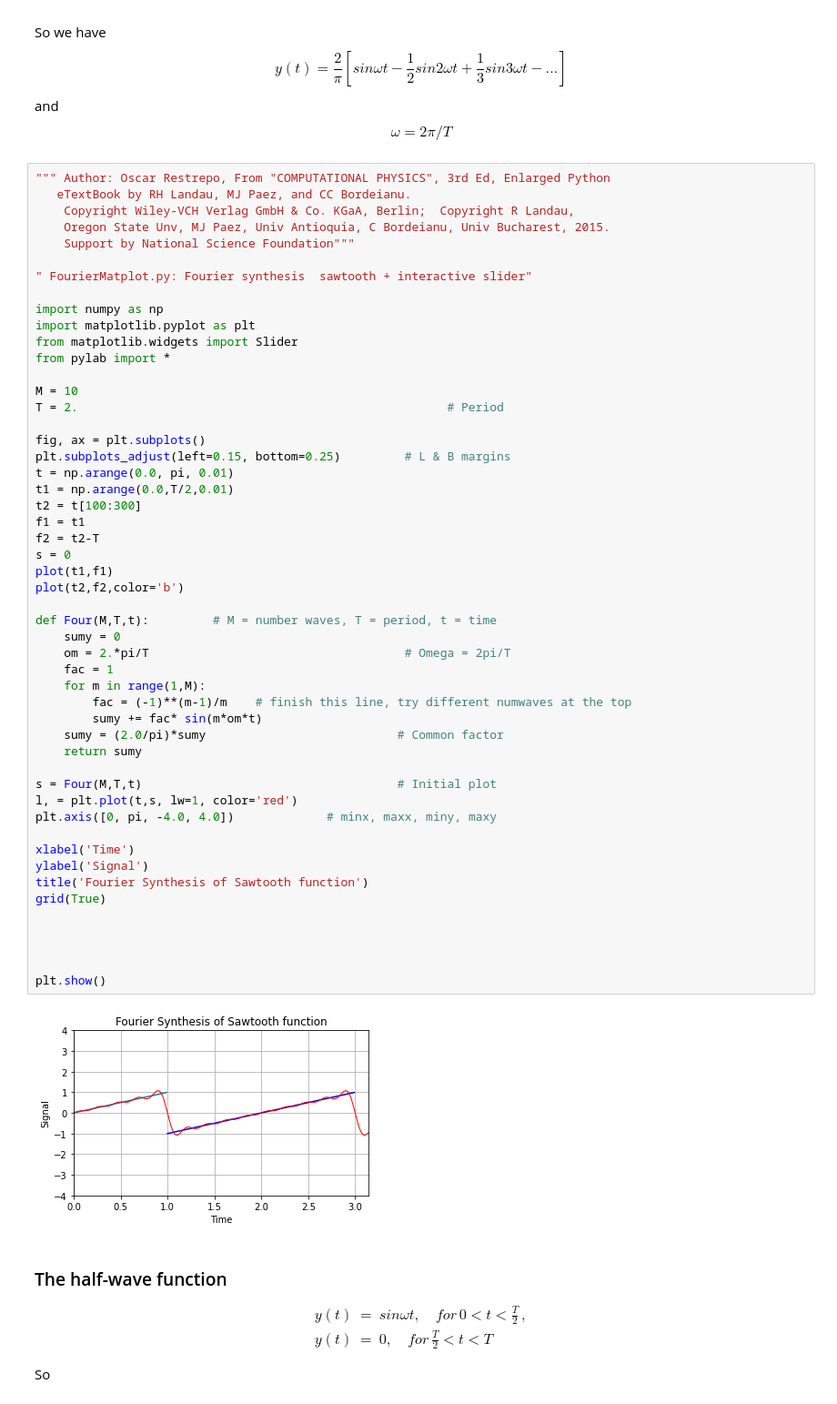
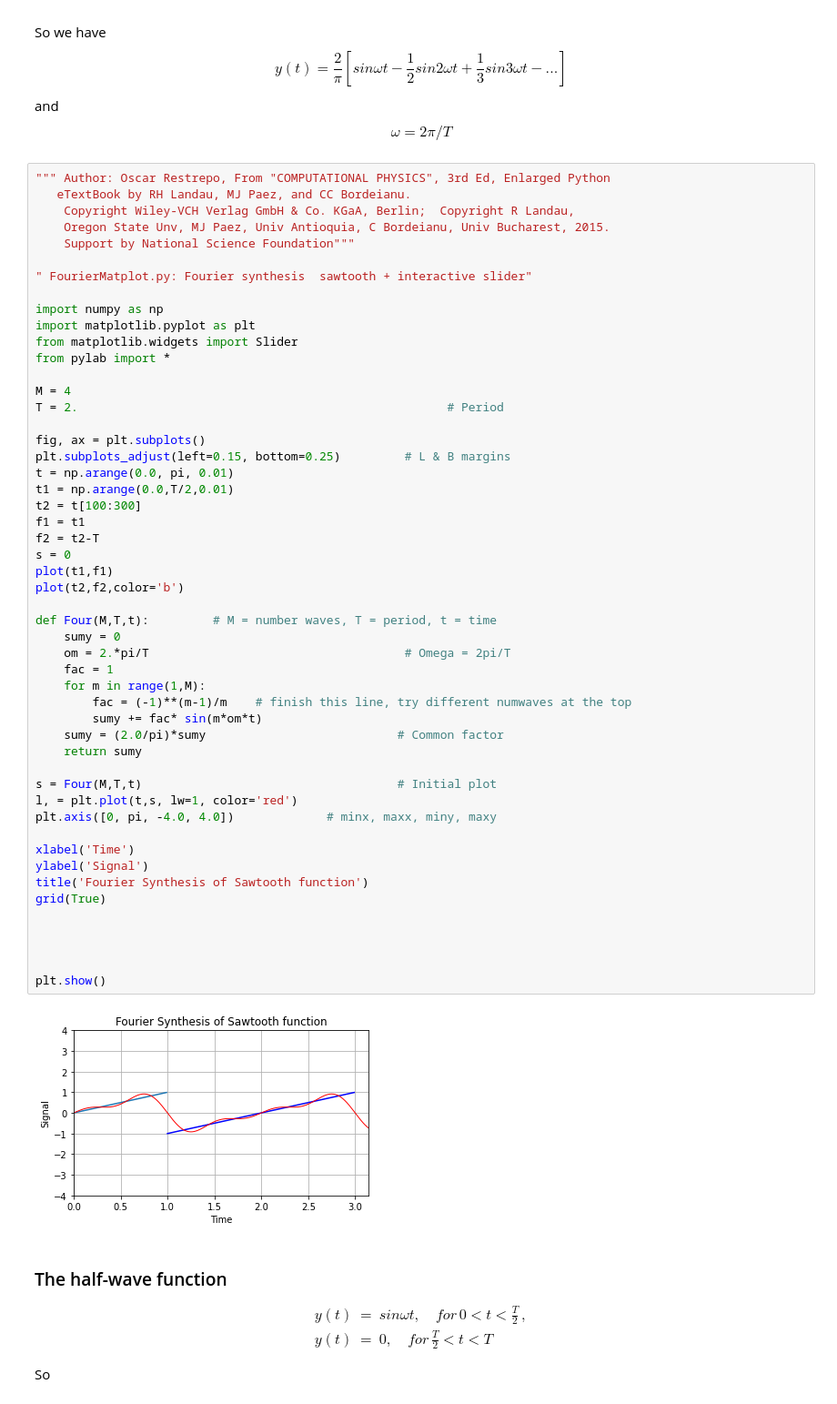
Before and after one commit to RASchauer/computational-physics-class-404-604-Spring-2021, a Jupyter notebook: Lect18-pre.ipynb, the cells around one changed output. Shown: that part at 91% size. Cells and saved outputs as stored; diff of their text form.

```diff
--- a/Lect18-pre.ipynb
+++ b/Lect18-pre.ipynb
@@ -213,7 +213,7 @@ import matplotlib.pyplot as plt
 from matplotlib.widgets import Slider
 from pylab import *
 
-M = 10
+M = 4
 T = 2.                                                    # Period
 
 fig, ax = plt.subplots()
@@ -224,34 +224,34 @@ t2 = t[100:300]
 f1 = t1
 f2 = t2-T
 s = 0
 plot(t1,f1)
 plot(t2,f2,color='b')
 
 def Four(M,T,t):         # M = number waves, T = period, t = time
     sumy = 0
     om = 2.*pi/T                                    # Omega = 2pi/T
     fac = 1
     for m in range(1,M):
         fac = (-1)**(m-1)/m    # finish this line, try different numwaves at the top
         sumy += fac* sin(m*om*t)
     sumy = (2.0/pi)*sumy                           # Common factor
     return sumy
 
 s = Four(M,T,t)                                    # Initial plot
 l, = plt.plot(t,s, lw=1, color='red')
 plt.axis([0, pi, -4.0, 4.0])             # minx, maxx, miny, maxy
 
 xlabel('Time')
 ylabel('Signal')
 title('Fourier Synthesis of Sawtooth function')
 grid(True)
 
 
 
 
 plt.show()
 # %% [output]
-[figure, old version]
+[figure, new version]
 # %% [markdown]
 ### The half-wave function
 
```
